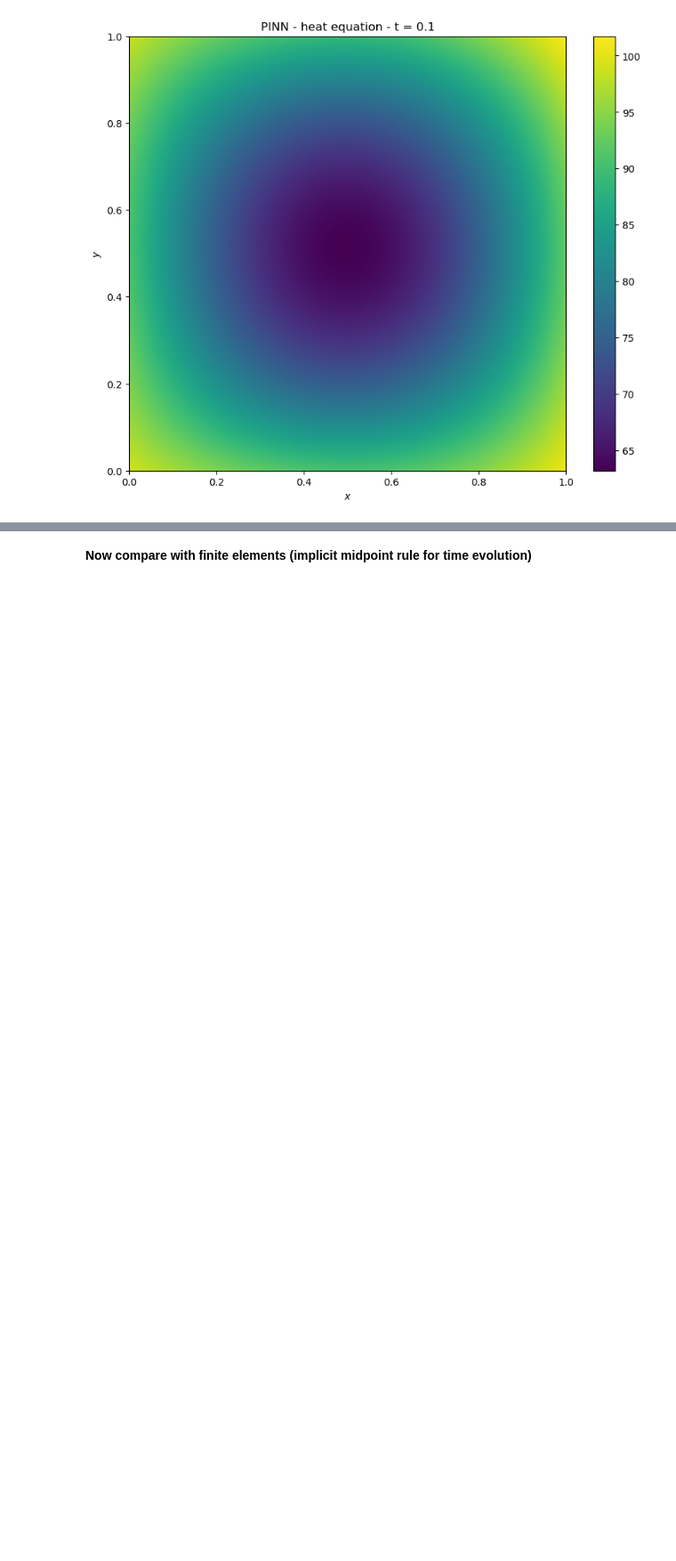
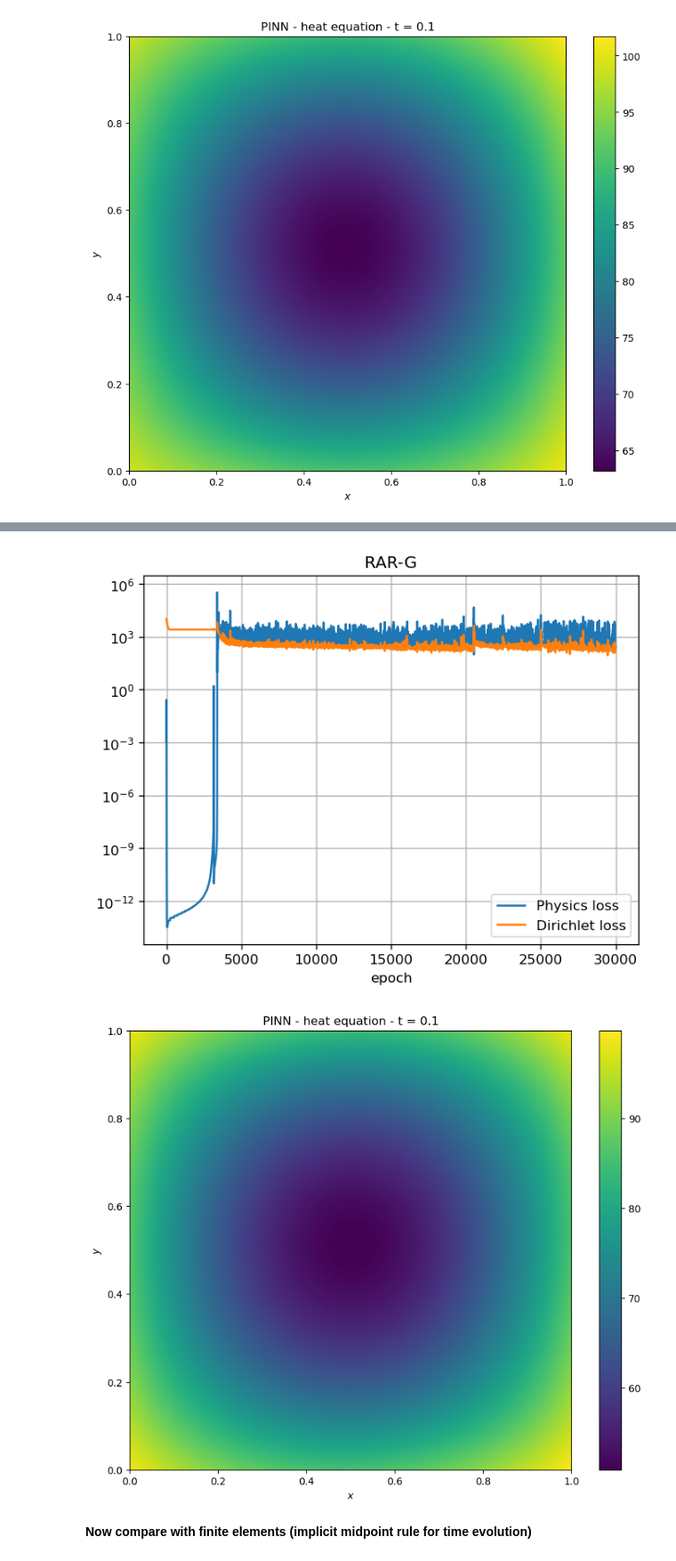
Before and after one commit to sottoviafilippo/Finite-elements-in-2d-and-PINNs, a Jupyter notebook: pinn_trials.ipynb, the cells around one changed output, grey strips where cells are left out. Shown at 89% size. Saved outputs shown, nothing was run; the diff lists cells and outputs as text; code cells hidden in the pictures; blank space fills up the shorter version.

Commit message:
RAR-G : results not great

```diff
--- a/pinn_trials.ipynb
+++ b/pinn_trials.ipynb
@@ -192,3 +171,15 @@ plt.show()
 # %% [output]
 [figure]
 [figure]
+# %%
+# now try training with the RAR-G algorithm (residual-based adaptive finement with greed)
+
+# initial temperature is 20 inside the geometry (square of side 1), temperature is set to 100 °C on the edge
+# work on timespan from 0 to 1
+heat_PINN = PINN_heat_2d(48, lambda x: 0, lambda x: 100, (0,1),(0,1), (0,1), alpha = 1)
+heat_PINN.set_collocation_points(500)
+heat_PINN.compute_initial_values(200, 0)
+heat_PINN.compute_boundary_values(200)
+heat_PINN.compute_physics_loss()
+
+heat_PINN.train_RARG(20000)
@@ -195,3 +206,39 @@ plt.show()
+# %%
+plt.figure(dpi= 120)
+plt.title("RAR-G")
+plt.xlabel('epoch')
+plt.semilogy(heat_PINN.physics_losses, label = "Physics loss")
+plt.semilogy(heat_PINN.dirichlet_losses, label = "Dirichlet loss")
+plt.grid(True)
+plt.legend()
+plt.show()
+
+
+t_check = 0.1
+x = np.linspace(0, 1, 200)
+y = np.linspace(0, 1, 200)
+
+# build (N, 2) grid points in the same row-major order as imshow expects: shape (len(y), len(x))
+X, Y = np.meshgrid(x, y)  # X, Y both shape (100, 200)
+grid_points = np.stack([X.ravel(), Y.ravel(), t_check * np.ones_like(X.ravel())], axis=1)  # shape (20000, 2)
+grid_points_torch = torch.tensor(grid_points, dtype=torch.float32)
+# compute solution at t = 1
+with torch.no_grad():
+    u_pred = heat_PINN.model(grid_points_torch)  # shape (20000, 1)
+
+res = u_pred.numpy().reshape(len(y), len(x))  # back to (100, 200) to match X, Y grid
+
+plt.figure(figsize=(10, 8))
+plt.imshow(res, cmap='viridis', origin='lower', aspect='auto', extent=[x.min(), x.max(), y.min(), y.max()])
+plt.colorbar()
+plt.title(f'PINN - heat equation - t = {t_check}')
+plt.xlabel('$x$')
+plt.ylabel('$y$')
+plt.savefig('results/heat_pinn.png')
+plt.show()
+# %% [output]
+[figure, added]
+[figure, added]
 # %% [markdown]
 **Now compare with finite elements (implicit midpoint rule for time evolution)**
 # %%
```
Also changed, not shown: parts of 4 cells of this notebook, 1 other file.
